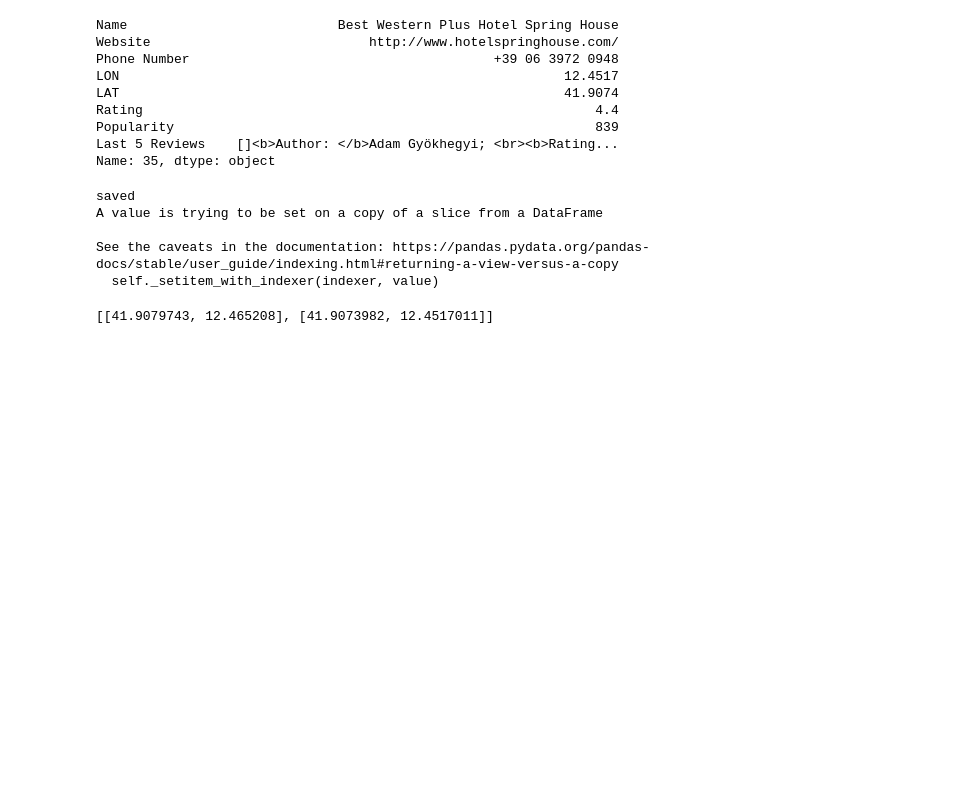
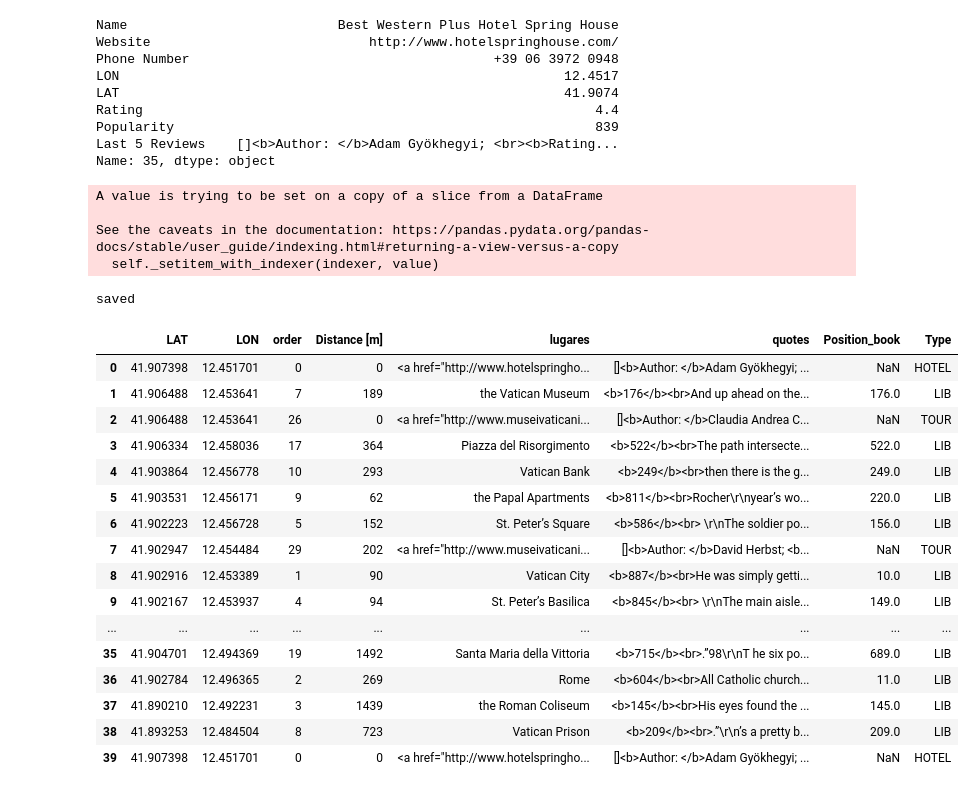
Before and after one commit to pjwork00/ProjectWork, a Jupyter notebook: back-end-python/src/Path_time_API.ipynb, the cells around one changed output. Cells and saved outputs as stored; diff of their text form; code cells hidden in the pictures; blank space fills up the shorter version.

```diff
--- a/back-end-python/src/Path_time_API.ipynb
+++ b/back-end-python/src/Path_time_API.ipynb
@@ -68,3 +78,5 @@ Hotels
 | 10 | Trianon Borgo Pio Srl | http://www.trianonborgopio.com/ | +39 06 6860 0849 | 12.461686 | 41.904152 | 4.5 | 531 | []<b>Author: </b>Dr. Francesco Pr... |
 | 14 | Hotel Pacific Rome | http://www.hotelpacificroma.com/ | +39 06 3973 2085 | 12.446086 | 41.910571 | 3.5 | 511 | []<b>Author: </b>Pilu Vander; <br... |
 | 55 | Hotel Sant'Angelo | http://www.hotelsantangelo.it/ | +39 06 324 2000 | 12.472514 | 41.905715 | 4.0 | 474 | []<b>Author: </b>neil Carnell; <b... |
+# %%
+POIs_ext=GetPOIs(api_key, location_med, Points[2], days, CLT, NAT, REC, SPEED)
@@ -108,4 +159,34 @@ Rating                                                          4.4
 Popularity                                                      839
 Last 5 Reviews    []<b>Author: </b>Adam Gyökhegyi; <br><b>Rating...
 Name: 35, dtype: object
+# %%
+def add_POIs_df(df, POIs_ext):
+    df=df.sort_values("Position", ascending=True)
+    df["Quotes_total"]="<b>" + df['Position'].astype(str) + "</b>"+ "<br>" + df['Quotes']
+    df["labels"]="LIB"
+
+    #hh=df.groupby(['LON_google']).agg(lambda col: '\n'.join(col))
+    df_unicos=df.drop_duplicates(subset ="LON_google")
+    df_unicos= df_unicos.append(pd.DataFrame({'LAT_google': POIs_ext.LAT, 'LON_google': POIs_ext.LON,
+    'labels': "TOUR", 'lugares': '<a href="'+ (POIs_ext.Website)  +'"target="_blank"> ' + (POIs_ext.Name) + ' </a>' +
+    "<br><b>Rating: </b>" + (POIs_ext.Rating) +
+    #"<br><b>Website: </b>" + (POIs_ext.Website) +
+    "<br><b>Popularity: </b><br>" + (POIs_ext.Popularity), 'Quotes': POIs_ext.iloc[:,-1]}), ignore_index=True)
+
+    s=df.assign(count=1).groupby(['LON_google','LAT_google']).agg({'count':'sum',
+    'Quotes_total':lambda x : '<br>'.join(set(x))}).reset_index()
+
+    for n in range(s.shape[0]):
+        for m in range(s.shape[0]):
+            if df_unicos["LON_google"].iloc[m] == s["LON_google"].iloc[n]:
+                df_unicos["Quotes"].iloc[m] = s["Quotes_total"].iloc[n]
+
+    return df_unicos
+# %%
+df_unicos=add_POIs_df(df, POIs_ext)
+# %% [output]
+A value is trying to be set on a copy of a slice from a DataFrame
+
+See the caveats in the documentation: https://pandas.pydata.org/pandas-docs/stable/user_guide/indexing.html#returning-a-view-versus-a-copy
+  self._setitem_with_indexer(indexer, value)
 # %%
@@ -167,20 +236,29 @@ def path_dots(df, Book_name, Hotel_Choosen):
     print("saved")
     return dat1
 # %%
-dat1=path_dots(df, base_2, Hotel_Choosen)
+dat1=path_dots(df_unicos, base_2, Hotel_Choosen)
 # %% [output]
 saved
-A value is trying to be set on a copy of a slice from a DataFrame
-
-See the caveats in the documentation: https://pandas.pydata.org/pandas-docs/stable/user_guide/indexing.html#returning-a-view-versus-a-copy
-  self._setitem_with_indexer(indexer, value)
-# %%
-loc=dat1.iloc[-2:-1, 0:2]
-loc=loc.append(dat1.iloc[0:1, 0:2])
-loc=loc.values.tolist()
-loc
-# %% [output]
-[[41.9079743, 12.465208], [41.9073982, 12.4517011]]
+# %%
+dat1
+# %% [output]
+|  | LAT | LON | order | Distance [m] | lugares | quotes | Position_book | Type |
+| 0 | 41.907398 | 12.451701 | 0 | 0 | <a href="http://www.hotelspringho... | []<b>Author: </b>Adam Gyökhegyi; ... | NaN | HOTEL |
+| 1 | 41.906488 | 12.453641 | 7 | 189 | the Vatican Museum | <b>176</b><br>And up ahead on the... | 176.0 | LIB |
+| 2 | 41.906488 | 12.453641 | 26 | 0 | <a href="http://www.museivaticani... | []<b>Author: </b>Claudia Andrea C... | NaN | TOUR |
+| 3 | 41.906334 | 12.458036 | 17 | 364 | Piazza del Risorgimento | <b>522</b><br>The path intersecte... | 522.0 | LIB |
+| 4 | 41.903864 | 12.456778 | 10 | 293 | Vatican Bank | <b>249</b><br>then there is the g... | 249.0 | LIB |
+| 5 | 41.903531 | 12.456171 | 9 | 62 | the Papal Apartments | <b>811</b><br>Rocher\r\nyear’s wo... | 220.0 | LIB |
+| 6 | 41.902223 | 12.456728 | 5 | 152 | St. Peter’s Square | <b>586</b><br> \r\nThe soldier po... | 156.0 | LIB |
+| 7 | 41.902947 | 12.454484 | 29 | 202 | <a href="http://www.museivaticani... | []<b>Author: </b>David Herbst; <b... | NaN | TOUR |
+| 8 | 41.902916 | 12.453389 | 1 | 90 | Vatican City | <b>887</b><br>He was simply getti... | 10.0 | LIB |
+| 9 | 41.902167 | 12.453937 | 4 | 94 | St. Peter’s Basilica | <b>845</b><br> \r\nThe main aisle... | 149.0 | LIB |
+| ... | ... | ... | ... | ... | ... | ... | ... | ... |
+| 35 | 41.904701 | 12.494369 | 19 | 1492 | Santa Maria della Vittoria | <b>715</b><br>.”98\r\nT he six po... | 689.0 | LIB |
+| 36 | 41.902784 | 12.496365 | 2 | 269 | Rome | <b>604</b><br>All Catholic church... | 11.0 | LIB |
+| 37 | 41.890210 | 12.492231 | 3 | 1439 | the Roman Coliseum | <b>145</b><br>His eyes found the ... | 145.0 | LIB |
+| 38 | 41.893253 | 12.484504 | 8 | 723 | Vatican Prison | <b>209</b><br>.”\r\n’s a pretty b... | 209.0 | LIB |
+| 39 | 41.907398 | 12.451701 | 0 | 0 | <a href="http://www.hotelspringho... | []<b>Author: </b>Adam Gyökhegyi; ... | NaN | HOTEL |
 # %%
 def plot_path(dat1, Book_name):
     import folium
```
Also changed, not shown: parts of 17 cells of this notebook, 1 other file.
